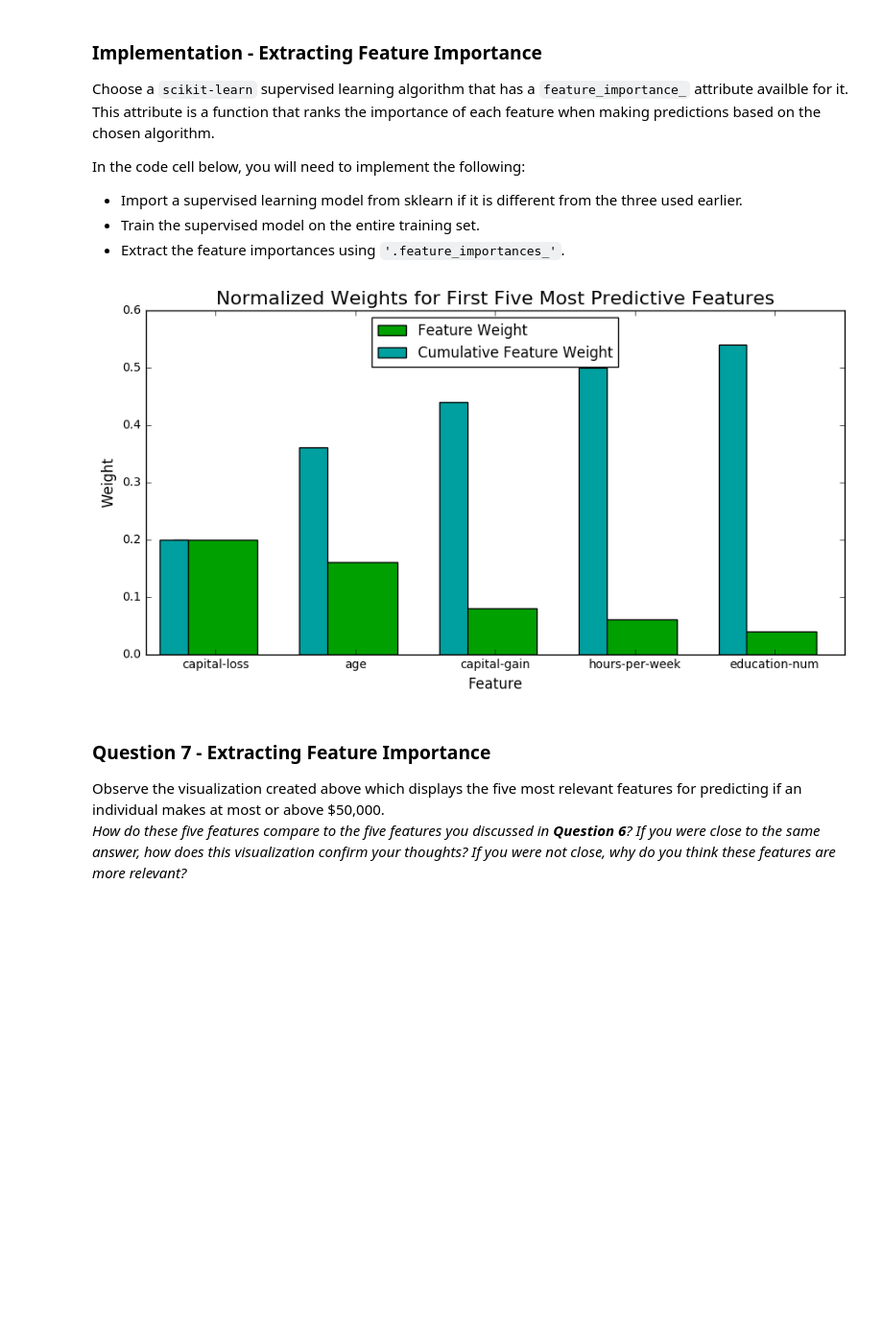
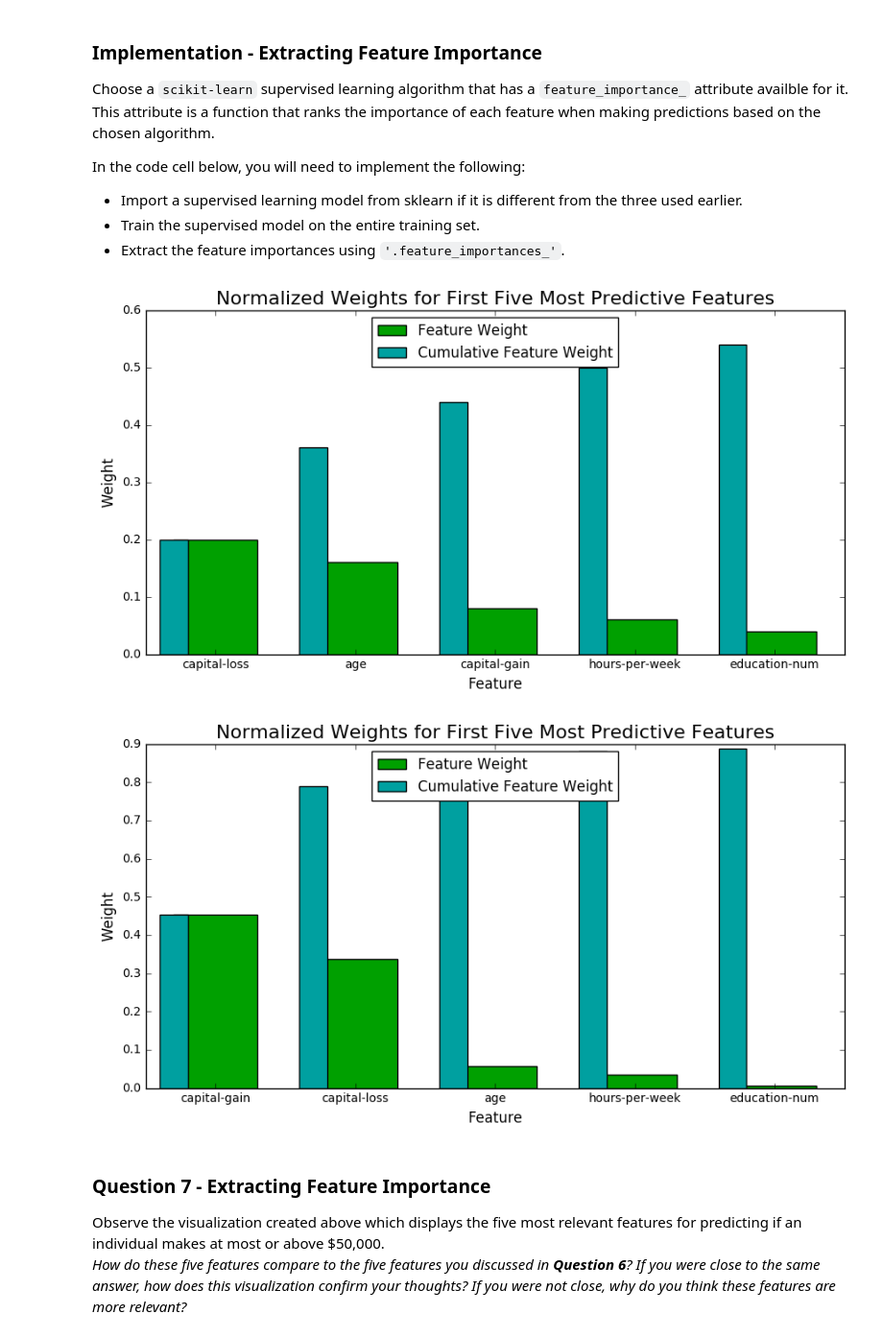
Before and after one commit to ericrestrepo/machine-learning, a Jupyter notebook: projects/finding_donors/finding_donors.ipynb, the cells around one changed output. Shown: that part at 96% size. Cells and saved outputs as stored; diff of their text form; code cells hidden in the pictures; blank space fills up the shorter version.

```diff
--- a/projects/finding_donors/finding_donors.ipynb
+++ b/projects/finding_donors/finding_donors.ipynb
@@ -421,10 +421,10 @@ from sklearn.model_selection import GridSearchCV
 from sklearn.metrics import make_scorer
 
 # TODO: Initialize the classifier
-clf = AdaBoostClassifier()
+clf = AdaBoostClassifier(random_state=42)
 
 # TODO: Create the parameters list you wish to tune
-parameters = {'n_estimators': [50, 500, 1000]}
+parameters = {'n_estimators': [50, 500, 1000], 'learning_rate': [0.1, 0.2, 0.4, 0.5, 0.6, 0.7, 0.8, 0.9, 1]}
 
 # TODO: Make an fbeta_score scoring object
 scorer = make_scorer(fbeta_score, beta=0.5)
@@ -500,17 +507,21 @@ In the code cell below, you will need to implement the following:
 # %%
 # TODO: Import a supervised learning model that has 'feature_importances_'
 from sklearn.ensemble import AdaBoostClassifier
 # TODO: Train the supervised model on the training set
-model = AdaBoostClassifier()
+model = AdaBoostClassifier(random_state=42)
 
 model.fit(X_train, y_train)
 # TODO: Extract the feature importances
 importances = model.feature_importances_
+#check out the feature importances of the optimal classifier found in the Gridsearch above
+importances_best_clf = best_clf.feature_importances_
 
 # Plot
 vs.feature_plot(importances, X_train, y_train)
+vs.feature_plot(importances_best_clf, X_train, y_train)
 # %% [output]
 [figure]
+[figure, added]
 # %% [markdown]
 ### Question 7 - Extracting Feature Importance
 
```
Also changed, not shown: parts of 12 cells of this notebook, 1 other file.
